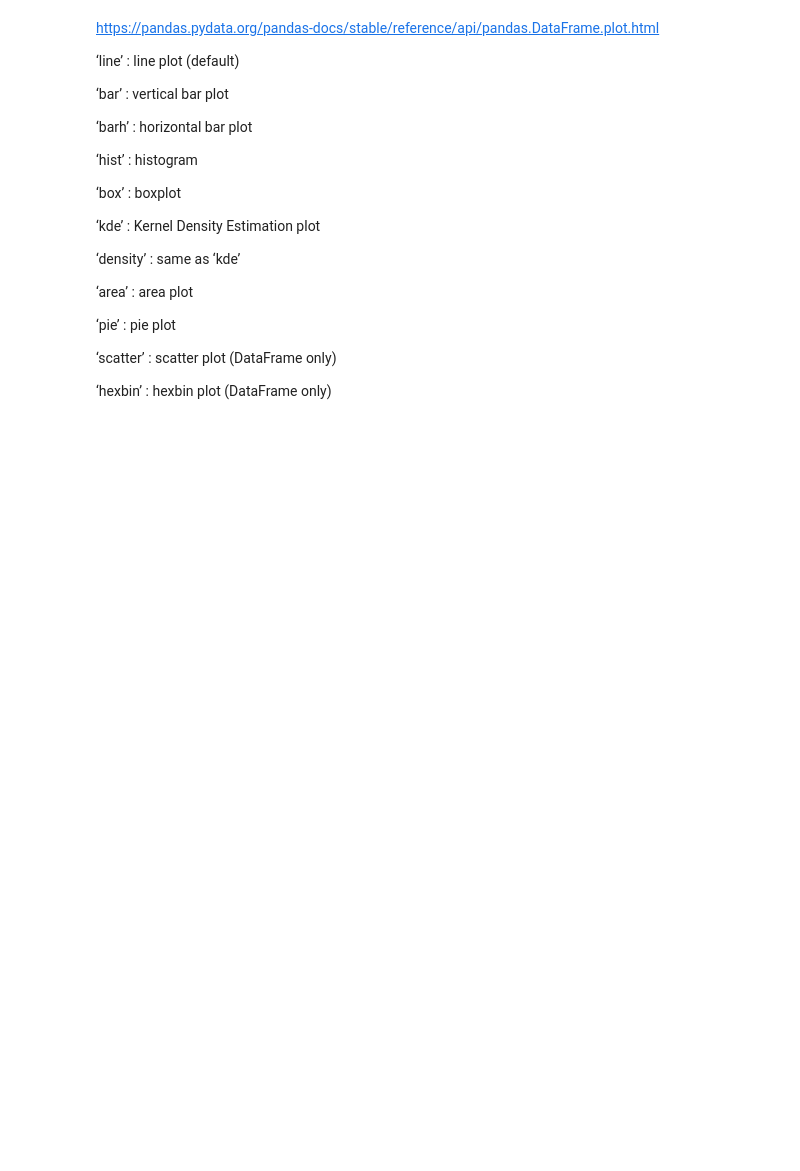
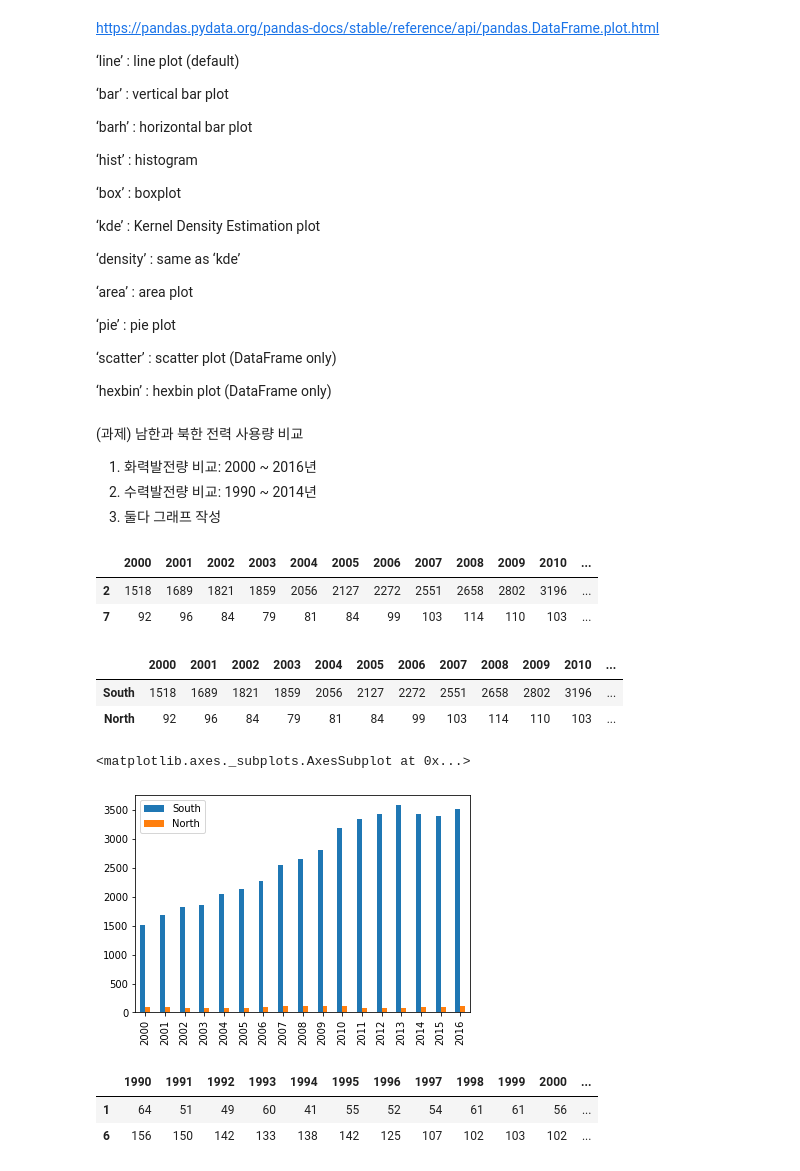
Before and after one commit to webdessin/test_visualization, a Jupyter notebook: ElectricalEnergy_pandas_visualization.ipynb, the cells around one changed output. Cells and saved outputs as stored; diff of their text form; code cells hidden in the pictures; blank space fills up the shorter version.

Commit message:
pandas visualization

```diff
--- a/ElectricalEnergy_pandas_visualization.ipynb
+++ b/ElectricalEnergy_pandas_visualization.ipynb
@@ -115,3 +121,39 @@ https://pandas.pydata.org/pandas-docs/stable/reference/api/pandas.DataFrame.plot
 ‘scatter’ : scatter plot (DataFrame only)
 
 ‘hexbin’ : hexbin plot (DataFrame only)
+# %% [markdown]
+(과제) 남한과 북한 전력 사용량 비교
+1. 화력발전량 비교: 2000 ~ 2016년
+2. 수력발전량 비교: 1990 ~ 2014년
+3. 둘다 그래프 작성
+# %%
+# 화력발전량 비교
+
+df_fp = df.loc[[2,7],'2000':'2016']
+df_fp
+# %% [output]
+|  | 2000 | 2001 | 2002 | 2003 | 2004 | 2005 | 2006 | 2007 | 2008 | 2009 | 2010 | ... |
+| 2 | 1518 | 1689 | 1821 | 1859 | 2056 | 2127 | 2272 | 2551 | 2658 | 2802 | 3196 | ... |
+| 7 | 92 | 96 | 84 | 79 | 81 | 84 | 99 | 103 | 114 | 110 | 103 | ... |
+# %%
+df_fp.index = ['South','North']
+df_fp
+# %% [output]
+|  | 2000 | 2001 | 2002 | 2003 | 2004 | 2005 | 2006 | 2007 | 2008 | 2009 | 2010 | ... |
+| South | 1518 | 1689 | 1821 | 1859 | 2056 | 2127 | 2272 | 2551 | 2658 | 2802 | 3196 | ... |
+| North | 92 | 96 | 84 | 79 | 81 | 84 | 99 | 103 | 114 | 110 | 103 | ... |
+# %%
+df_fp_tran = df_fp.transpose()
+df_fp_tran.plot(kind='bar')
+# %% [output]
+<matplotlib.axes._subplots.AxesSubplot at 0x...>
+[figure, added]
+# %%
+# 수력발전량 비교
+
+df_wp = df.loc[[1,6],'1990':'2014']
+df_wp
+# %% [output]
+|  | 1990 | 1991 | 1992 | 1993 | 1994 | 1995 | 1996 | 1997 | 1998 | 1999 | 2000 | ... |
+| 1 | 64 | 51 | 49 | 60 | 41 | 55 | 52 | 54 | 61 | 61 | 56 | ... |
+| 6 | 156 | 150 | 142 | 133 | 138 | 142 | 125 | 107 | 102 | 103 | 102 | ... |
```
Also changed, not shown: parts of 3 cells of this notebook.
